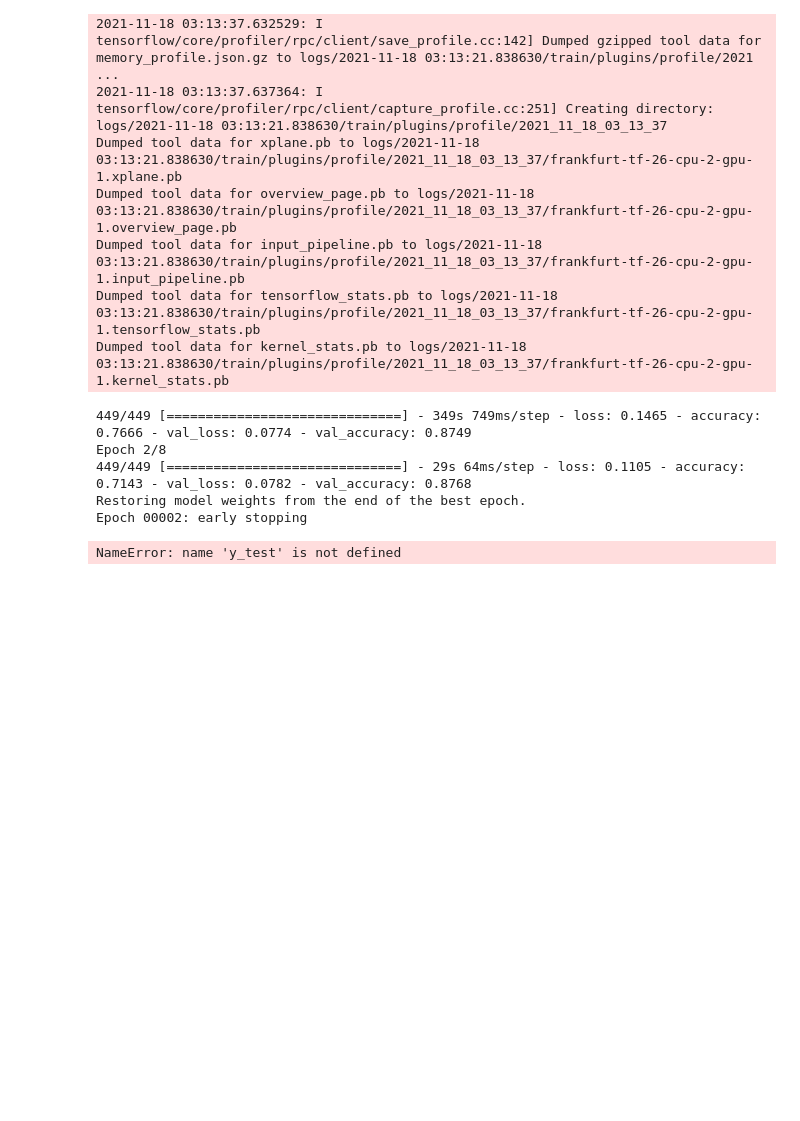
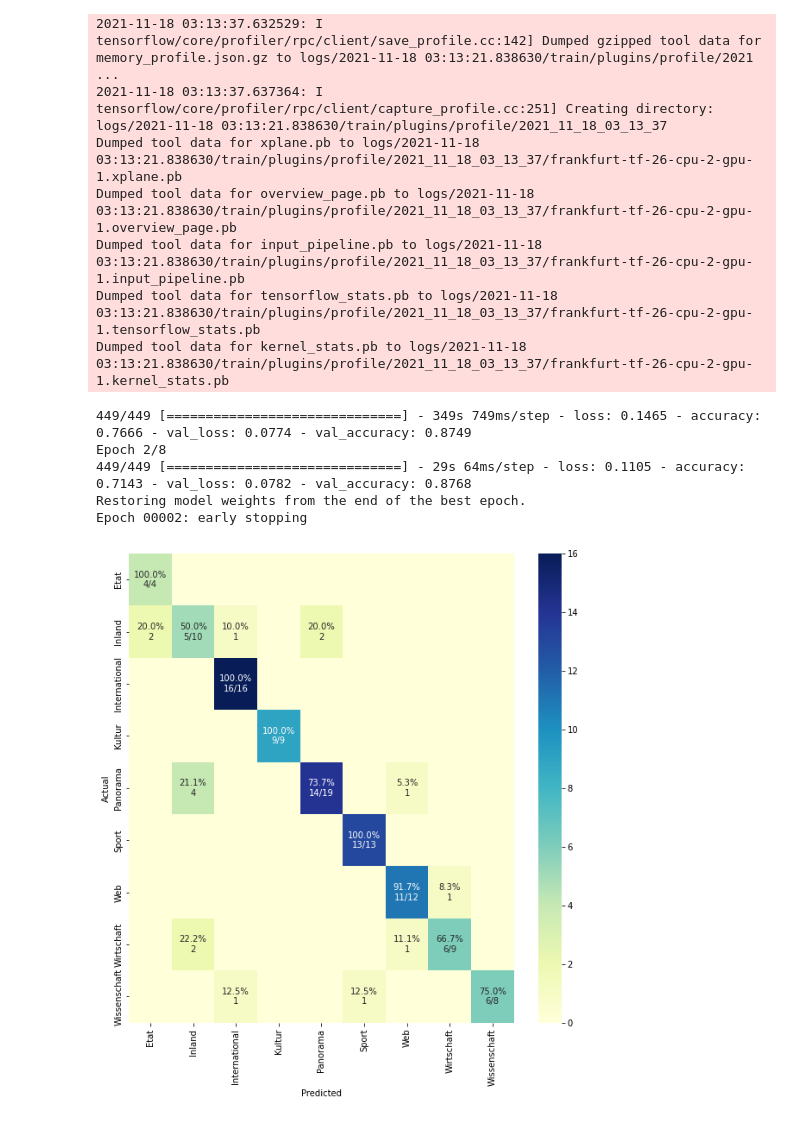
Before and after one commit to raffaelschmid/nlp-topic-classification-german, a Jupyter notebook: notebook/modeling/06_gpt2.ipynb, the cells around one changed output. Drawn from its saved outputs; the diff is of its cells as text; code cells hidden in the pictures; blank space fills up the shorter version.

Commit message:
fix confusion matrix

```diff
--- a/notebook/modeling/06_gpt2.ipynb
+++ b/notebook/modeling/06_gpt2.ipynb
@@ -186,9 +186,9 @@ sample = data_hf_tokenized_val[0:100]
 y_predict = label_binarizer.inverse_transform(model.predict(sample.hf_tokenized.tolist()))
 # %%
 from reporting.evaluation import plot_confusion_matrix
-plot_confusion_matrix(data_hf_tokenized_val[0:100], y_predict)
+plot_confusion_matrix(sample.label, y_predict)
 # %% [output]
-NameError: name 'y_test' is not defined
+[figure, added]
 # %%
 prediction = Series(y_predict).rename("prediction").to_frame().set_index(sample.index)
 concat([sample, prediction], axis=1)
```
Also changed, not shown: parts of 1 cell of this notebook.
